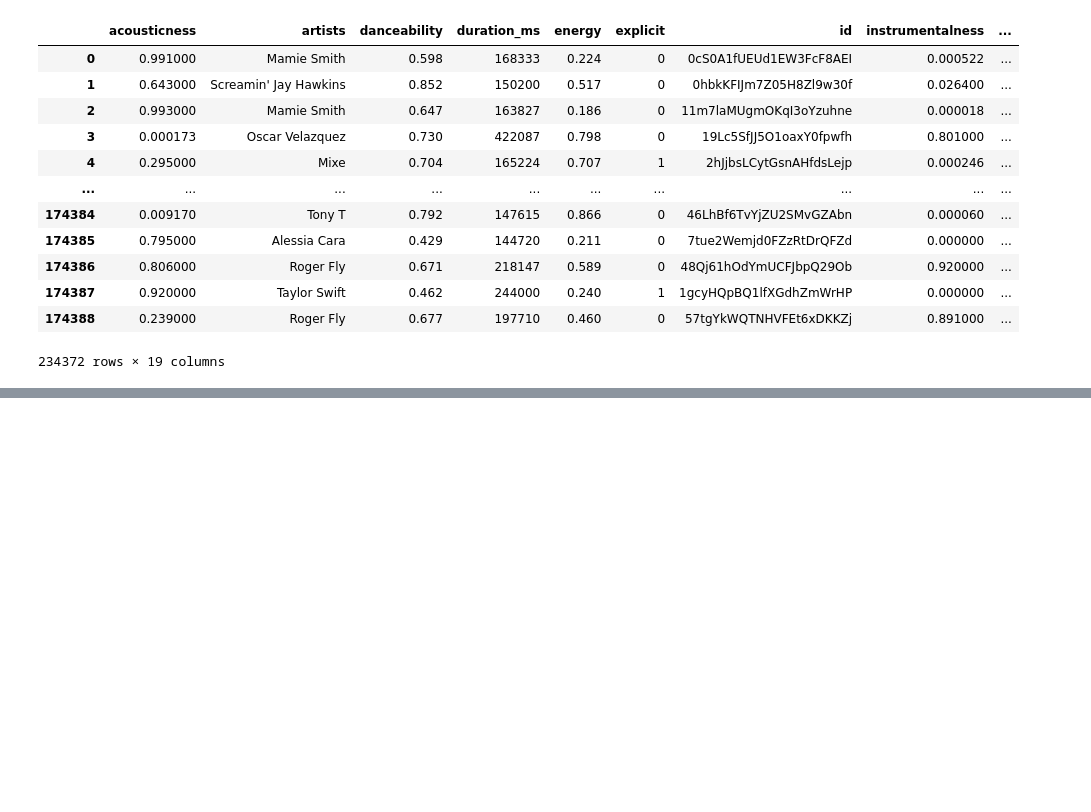
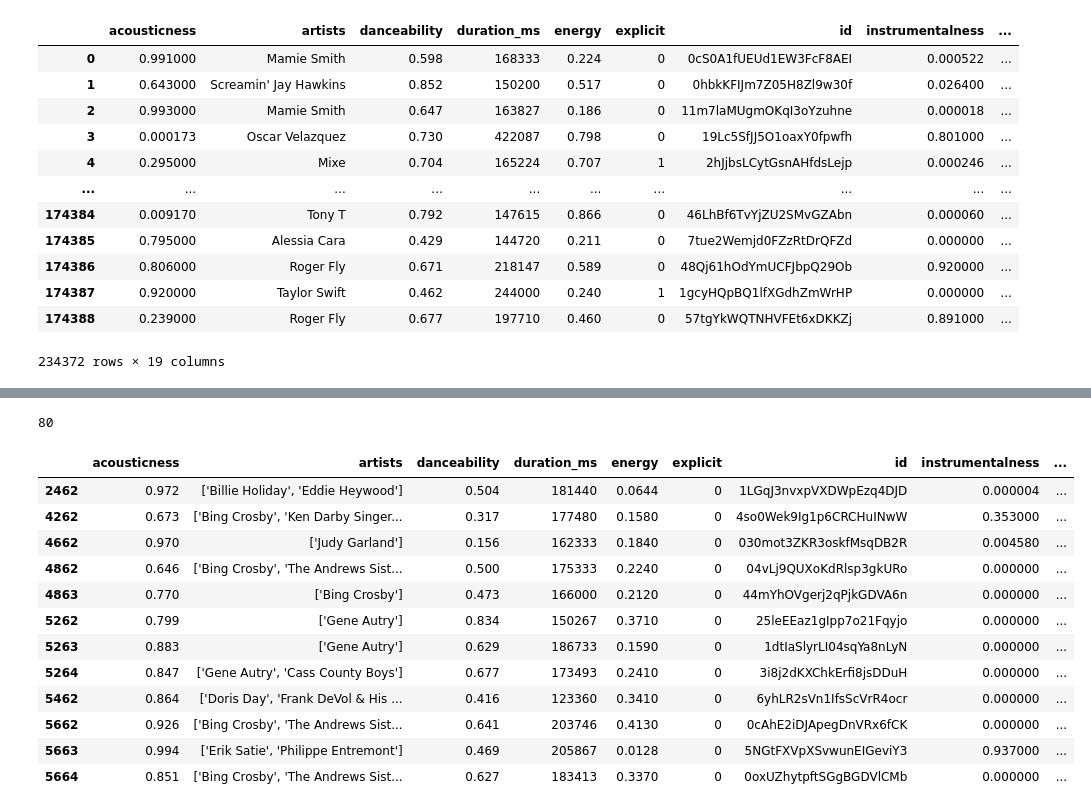
Before and after one commit to data301-2020-winter2/course-project-group_1002, a Jupyter notebook: analysis/Paula/Milestone 2 Draft (IGNORE).ipynb, the cells around one changed output, grey strips where cells are left out. Cells and saved outputs as stored; diff of their text form; code cells hidden in the pictures; blank space fills up the shorter version.

```diff
--- a/analysis/Paula/Milestone 2 Draft (IGNORE).ipynb
+++ b/analysis/Paula/Milestone 2 Draft (IGNORE).ipynb
@@ -161,0 +191,21 @@ data
+# %%
+t = data.loc[(data['year']<=1950)]
+t['popularity'].max()
+# %% [output]
+80
+# %%
+data.loc[(data['year']<=1950)&(data['popularity']>=60)]
+# %% [output]
+|  | acousticness | artists | danceability | duration_ms | energy | explicit | id | instrumentalness | ... |
+| 2462 | 0.972 | ['Billie Holiday', 'Eddie Heywood'] | 0.504 | 181440 | 0.0644 | 0 | 1LGqJ3nvxpVXDWpEzq4DJD | 0.000004 | ... |
+| 4262 | 0.673 | ['Bing Crosby', 'Ken Darby Singer... | 0.317 | 177480 | 0.1580 | 0 | 4so0Wek9Ig1p6CRCHuINwW | 0.353000 | ... |
+| 4662 | 0.970 | ['Judy Garland'] | 0.156 | 162333 | 0.1840 | 0 | 030mot3ZKR3oskfMsqDB2R | 0.004580 | ... |
+| 4862 | 0.646 | ['Bing Crosby', 'The Andrews Sist... | 0.500 | 175333 | 0.2240 | 0 | 04vLj9QUXoKdRlsp3gkURo | 0.000000 | ... |
+| 4863 | 0.770 | ['Bing Crosby'] | 0.473 | 166000 | 0.2120 | 0 | 44mYhOVgerj2qPjkGDVA6n | 0.000000 | ... |
+| 5262 | 0.799 | ['Gene Autry'] | 0.834 | 150267 | 0.3710 | 0 | 25leEEaz1gIpp7o21Fqyjo | 0.000000 | ... |
+| 5263 | 0.883 | ['Gene Autry'] | 0.629 | 186733 | 0.1590 | 0 | 1dtIaSlyrLI04sqYa8nLyN | 0.000000 | ... |
+| 5264 | 0.847 | ['Gene Autry', 'Cass County Boys'] | 0.677 | 173493 | 0.2410 | 0 | 3i8j2dKXChkErfi8jsDDuH | 0.000000 | ... |
+| 5462 | 0.864 | ['Doris Day', 'Frank DeVol & His ... | 0.416 | 123360 | 0.3410 | 0 | 6yhLR2sVn1IfsScVrR4ocr | 0.000000 | ... |
+| 5662 | 0.926 | ['Bing Crosby', 'The Andrews Sist... | 0.641 | 203746 | 0.4130 | 0 | 0cAhE2iDJApegDnVRx6fCK | 0.000000 | ... |
+| 5663 | 0.994 | ['Erik Satie', 'Philippe Entremont'] | 0.469 | 205867 | 0.0128 | 0 | 5NGtFXVpXSvwunEIGeviY3 | 0.937000 | ... |
+| 5664 | 0.851 | ['Bing Crosby', 'The Andrews Sist... | 0.627 | 183413 | 0.3370 | 0 | 0oxUZhytpftSGgBGDVlCMb | 0.000000 | ... |
```
Also changed, not shown: parts of 6 cells of this notebook.
